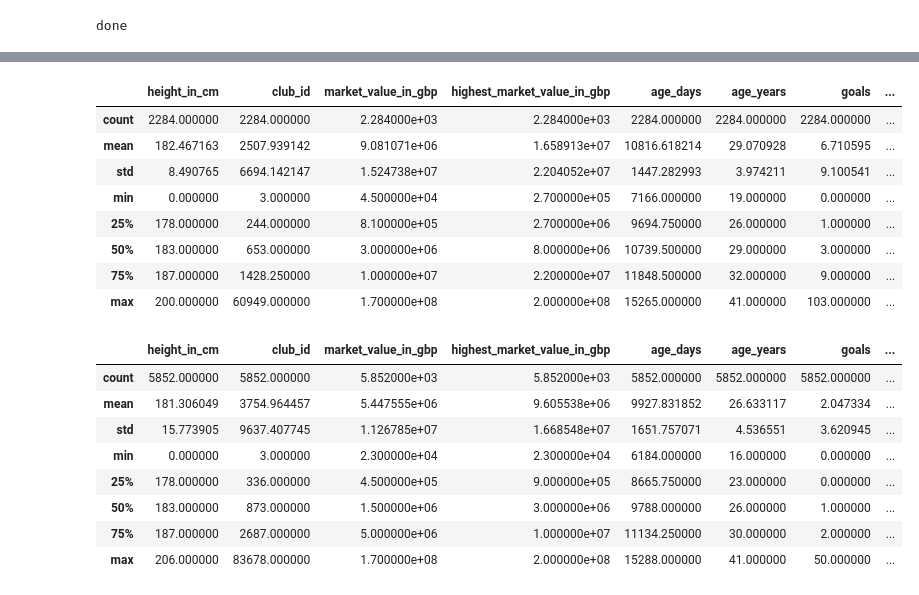
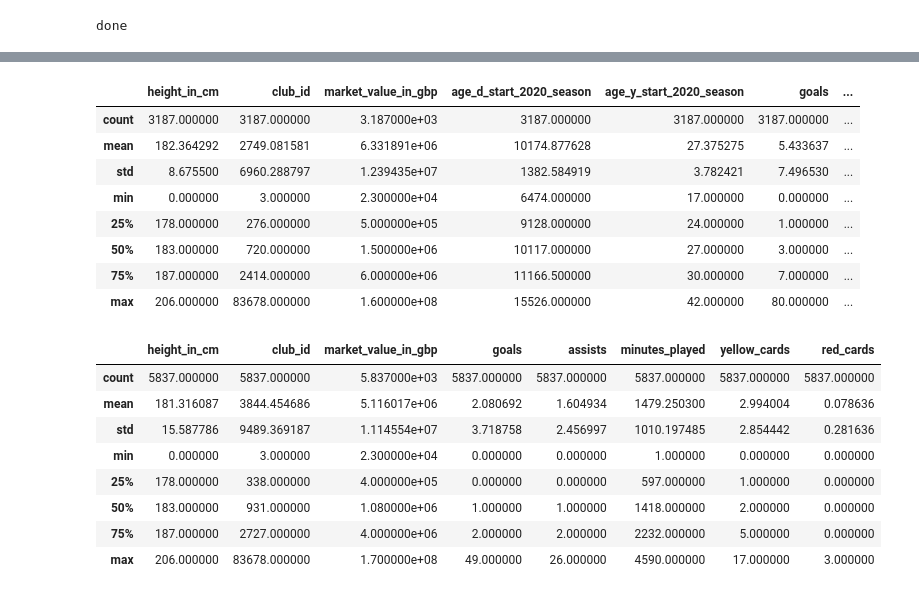
Before and after one commit to vikasreddy17/soccerTransferMarketAnalysis, a Jupyter notebook: analysis.ipynb, the cells around one changed output, grey strips where cells are left out. Cells and saved outputs as stored; diff of their text form; code cells hidden in the pictures.

```diff
--- a/analysis.ipynb
+++ b/analysis.ipynb
@@ -38,10 +42,15 @@ done
 # cleaning player data
 players = players[["player_id", "pretty_name", "country_of_citizenship", "foot", "height_in_cm", "date_of_birth",
                    "position","market_value_in_gbp", "highest_market_value_in_gbp", "club_id"]]
-players['date_of_birth'] = players['date_of_birth'].astype(str)
-players['date_of_birth'] = pd.to_datetime(players['date_of_birth'])
-players["age_days"] = (datetime.datetime.now() - players['date_of_birth']).astype('timedelta64[D]')
-players["age_years"] = (datetime.datetime.now() - players['date_of_birth']).astype('timedelta64[Y]')
+
+# attatching current club team and domestic competition id to each player
+clubs = clubs[["club_id", "pretty_name","domestic_competition_id"]]
+clubs.columns = ["club_id", "club_name", "domestic_competition_id"]
+players = players.merge(clubs, left_on='club_id', right_on='club_id')
+
+competitions = competitions[["competition_id", "pretty_name"]]
+competitions.columns = ["competition_id", "competition_name"]
+players = players.merge(competitions, left_on='domestic_competition_id', right_on='competition_id')
 players
 # %% [output]
 |  | player_id | pretty_name | country_of_citizenship | foot | height_in_cm | date_of_birth | position | ... |
@@ -102,0 +83,21 @@ out_sample = out_sample.loc[out_sample["date"] < end_datetime]
+# %%
+# selecting data from 2018-2019, 2019-2020 seasons
+start_datetime = datetime.datetime(2018, 8, 15)
+end_datetime = datetime.datetime(2020, 6, 1)
+player_stats = full_player_stats.loc[full_player_stats["date"] > start_datetime]
+player_stats = player_stats.loc[player_stats["date"] < end_datetime]
+
+# creating out of sample data for testing 2020-2021 season
+start_datetime = datetime.datetime(2020, 8, 15)
+end_datetime = datetime.datetime(2021, 6, 1)
+out_sample = full_player_stats.loc[full_player_stats["date"] > start_datetime]
+out_sample = out_sample.loc[out_sample["date"] < end_datetime]
+# %%
+player_stats['date_of_birth'] = player_stats['date_of_birth'].astype(str)
+player_stats['date_of_birth'] = pd.to_datetime(player_stats['date_of_birth'])
+
+# calculate player age at start of season that we are using for testing
+start_datetime = datetime.datetime(2020, 8, 1)
+player_stats["age_d_start_2020_season"] = (start_datetime - player_stats['date_of_birth']).astype('timedelta64[D]')
+player_stats["age_y_start_2020_season"] = (start_datetime - player_stats['date_of_birth']).astype('timedelta64[Y]')
+player_stats
@@ -103,36 +118,36 @@ out_sample = out_sample.loc[out_sample["date"] < end_datetime]
 # %%
 # summing stats for players across their appearences in selected competitions
 sum_stats = ["goals", "assists", "minutes_played", "yellow_cards", "red_cards"]
 player_stats_sum = player_stats.groupby("player_id")[sum_stats].sum()
 player_stats_sum = player_stats_sum.sort_values("goals", ascending=False)
 
 # capturing player info data that does not need aggregating
 details = ["pretty_name", "country_of_citizenship", "foot", "height_in_cm", "club_id", "club_name",
-           "domestic_competition_id","position", "market_value_in_gbp", "highest_market_value_in_gbp",
-           "age_days", "age_years", "competition_name"]
+           "domestic_competition_id","position", "market_value_in_gbp","age_d_start_2020_season",
+           "age_y_start_2020_season", "competition_name"]
 def detail(x):
     return x[0]
 player_details = player_stats.groupby("player_id")[details]
 player_details = player_details.agg(lambda col: np.sort(col.unique()).tolist())
 for col in player_details.columns:
     player_details[col] = player_details[col].apply(detail)
 
 # merging data into one dataframe
 player_info = player_details.merge(player_stats_sum, left_index=True, right_index=True)
 player_info = player_info.dropna()
 player_info = player_info.sort_values("goals", ascending=False)
-player_info = player_info.loc[player_info["minutes_played"] > 3000]
+player_info = player_info.loc[player_info["minutes_played"] > 2000]
 player_info.describe()
 # %% [output]
-|  | height_in_cm | club_id | market_value_in_gbp | highest_market_value_in_gbp | age_days | age_years | goals | ... |
-| count | 2284.000000 | 2284.000000 | 2.284000e+03 | 2.284000e+03 | 2284.000000 | 2284.000000 | 2284.000000 | ... |
-| mean | 182.467163 | 2507.939142 | 9.081071e+06 | 1.658913e+07 | 10816.618214 | 29.070928 | 6.710595 | ... |
-| std | 8.490765 | 6694.142147 | 1.524738e+07 | 2.204052e+07 | 1447.282993 | 3.974211 | 9.100541 | ... |
-| min | 0.000000 | 3.000000 | 4.500000e+04 | 2.700000e+05 | 7166.000000 | 19.000000 | 0.000000 | ... |
-| 25% | 178.000000 | 244.000000 | 8.100000e+05 | 2.700000e+06 | 9694.750000 | 26.000000 | 1.000000 | ... |
-| 50% | 183.000000 | 653.000000 | 3.000000e+06 | 8.000000e+06 | 10739.500000 | 29.000000 | 3.000000 | ... |
-| 75% | 187.000000 | 1428.250000 | 1.000000e+07 | 2.200000e+07 | 11848.500000 | 32.000000 | 9.000000 | ... |
-| max | 200.000000 | 60949.000000 | 1.700000e+08 | 2.000000e+08 | 15265.000000 | 41.000000 | 103.000000 | ... |
+|  | height_in_cm | club_id | market_value_in_gbp | age_d_start_2020_season | age_y_start_2020_season | goals | ... |
+| count | 3187.000000 | 3187.000000 | 3.187000e+03 | 3187.000000 | 3187.000000 | 3187.000000 | ... |
+| mean | 182.364292 | 2749.081581 | 6.331891e+06 | 10174.877628 | 27.375275 | 5.433637 | ... |
+| std | 8.675500 | 6960.288797 | 1.239435e+07 | 1382.584919 | 3.782421 | 7.496530 | ... |
+| min | 0.000000 | 3.000000 | 2.300000e+04 | 6474.000000 | 17.000000 | 0.000000 | ... |
+| 25% | 178.000000 | 276.000000 | 5.000000e+05 | 9128.000000 | 24.000000 | 1.000000 | ... |
+| 50% | 183.000000 | 720.000000 | 1.500000e+06 | 10117.000000 | 27.000000 | 3.000000 | ... |
+| 75% | 187.000000 | 2414.000000 | 6.000000e+06 | 11166.500000 | 30.000000 | 7.000000 | ... |
+| max | 206.000000 | 83678.000000 | 1.600000e+08 | 15526.000000 | 42.000000 | 80.000000 | ... |
 # %%
 # doing the same for an out of sample data set for testing much later on
 
@@ -142,8 +157,7 @@ out_sample_sum = out_sample_sum.sort_values("goals", ascending=False)
 
 # capturing player info data that does not need aggregating
 details = ["pretty_name", "country_of_citizenship", "foot", "height_in_cm", "club_id", "club_name",
-           "domestic_competition_id","position", "market_value_in_gbp", "highest_market_value_in_gbp",
-           "age_days", "age_years", "competition_name"]
+           "domestic_competition_id","position", "market_value_in_gbp", "competition_name"]
 def detail(x):
     return x[0]
 out_sample_details = out_sample.groupby("player_id")[details]
@@ -157,15 +171,15 @@ out_sample_player_info = out_sample_player_info.dropna()
 out_sample_player_info = out_sample_player_info.sort_values("goals", ascending=False)
 out_sample_player_info.describe()
 # %% [output]
-|  | height_in_cm | club_id | market_value_in_gbp | highest_market_value_in_gbp | age_days | age_years | goals | ... |
-| count | 5852.000000 | 5852.000000 | 5.852000e+03 | 5.852000e+03 | 5852.000000 | 5852.000000 | 5852.000000 | ... |
-| mean | 181.306049 | 3754.964457 | 5.447555e+06 | 9.605538e+06 | 9927.831852 | 26.633117 | 2.047334 | ... |
-| std | 15.773905 | 9637.407745 | 1.126785e+07 | 1.668548e+07 | 1651.757071 | 4.536551 | 3.620945 | ... |
-| min | 0.000000 | 3.000000 | 2.300000e+04 | 2.300000e+04 | 6184.000000 | 16.000000 | 0.000000 | ... |
-| 25% | 178.000000 | 336.000000 | 4.500000e+05 | 9.000000e+05 | 8665.750000 | 23.000000 | 0.000000 | ... |
-| 50% | 183.000000 | 873.000000 | 1.500000e+06 | 3.000000e+06 | 9788.000000 | 26.000000 | 1.000000 | ... |
-| 75% | 187.000000 | 2687.000000 | 5.000000e+06 | 1.000000e+07 | 11134.250000 | 30.000000 | 2.000000 | ... |
-| max | 206.000000 | 83678.000000 | 1.700000e+08 | 2.000000e+08 | 15288.000000 | 41.000000 | 50.000000 | ... |
+|  | height_in_cm | club_id | market_value_in_gbp | goals | assists | minutes_played | yellow_cards | red_cards |
+| count | 5837.000000 | 5837.000000 | 5.837000e+03 | 5837.000000 | 5837.000000 | 5837.000000 | 5837.000000 | 5837.000000 |
+| mean | 181.316087 | 3844.454686 | 5.116017e+06 | 2.080692 | 1.604934 | 1479.250300 | 2.994004 | 0.078636 |
+| std | 15.587786 | 9489.369187 | 1.114554e+07 | 3.718758 | 2.456997 | 1010.197485 | 2.854442 | 0.281636 |
+| min | 0.000000 | 3.000000 | 2.300000e+04 | 0.000000 | 0.000000 | 1.000000 | 0.000000 | 0.000000 |
+| 25% | 178.000000 | 338.000000 | 4.000000e+05 | 0.000000 | 0.000000 | 597.000000 | 1.000000 | 0.000000 |
+| 50% | 183.000000 | 931.000000 | 1.080000e+06 | 1.000000 | 1.000000 | 1418.000000 | 2.000000 | 0.000000 |
+| 75% | 187.000000 | 2727.000000 | 4.000000e+06 | 2.000000 | 2.000000 | 2232.000000 | 5.000000 | 0.000000 |
+| max | 206.000000 | 83678.000000 | 1.700000e+08 | 49.000000 | 26.000000 | 4590.000000 | 17.000000 | 3.000000 |
 # %%
 # calculate statistics and sort data
 player_info["goal_contributions"] = player_info["goals"] + player_info["assists"]
```
Also changed, not shown: parts of 38 cells of this notebook, 2 other files.
